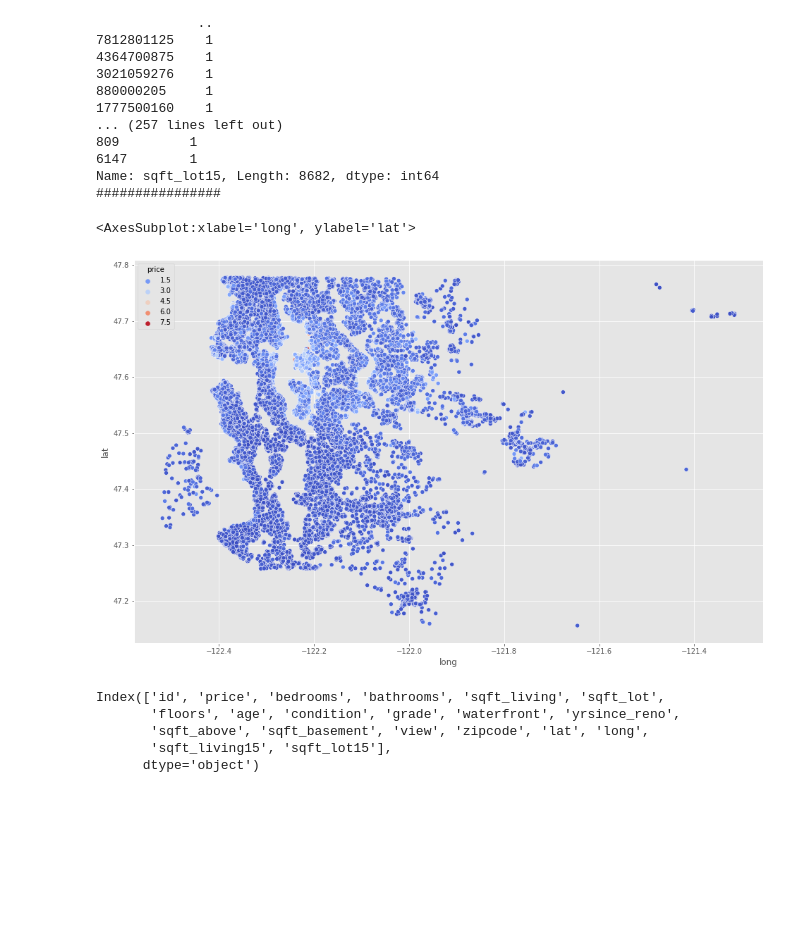
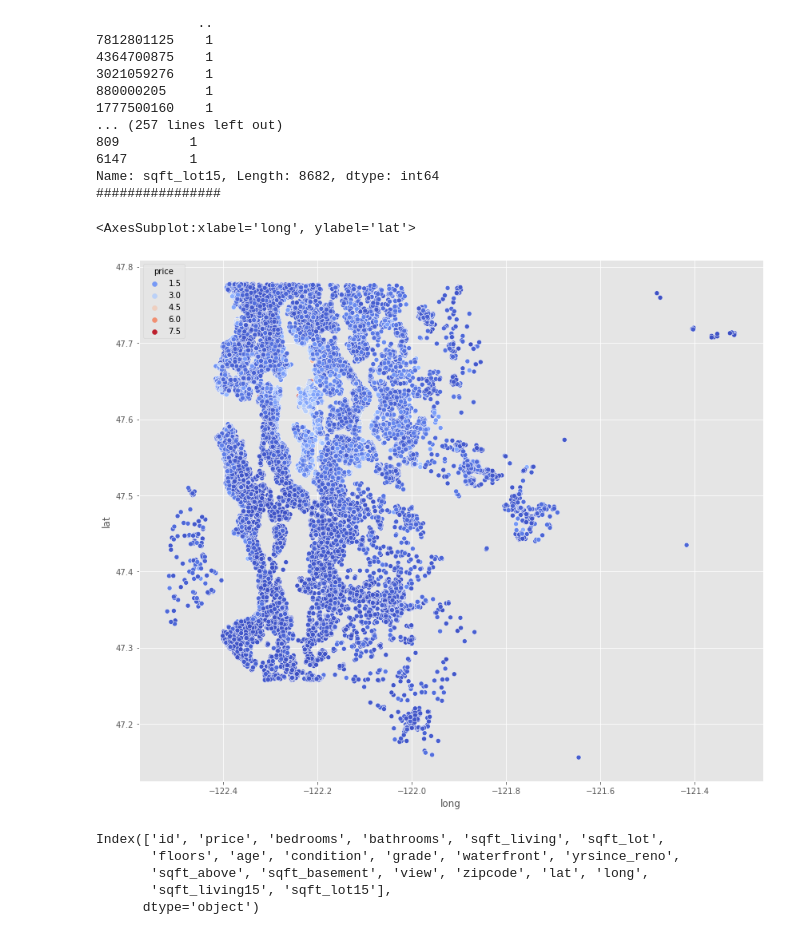
Before and after one commit to SunTzuLombardi/HomeRegression, a Jupyter notebook: HomeRegression.ipynb, the cells around one changed output. Cells and saved outputs as stored; diff of their text form; code cells hidden in the pictures; blank space fills up the shorter version.

```diff
--- a/HomeRegression.ipynb
+++ b/HomeRegression.ipynb
@@ -509,11 +509,11 @@ ID
 Name: sqft_lot15, Length: 8682, dtype: int64
 ################
 # %%
-plt.figure(figsize=(16,10))
+plt.figure(figsize=(14,12))
 sns.scatterplot(x='long', y='lat', data=hddf, hue='price', palette='coolwarm')
 # %% [output]
 <AxesSubplot:xlabel='long', ylabel='lat'>
-[figure, old version]
+[figure, new version]
 # %%
 hddf.columns
 # %% [output]
```
Also changed, not shown: parts of 42 cells of this notebook, 3 other files.
